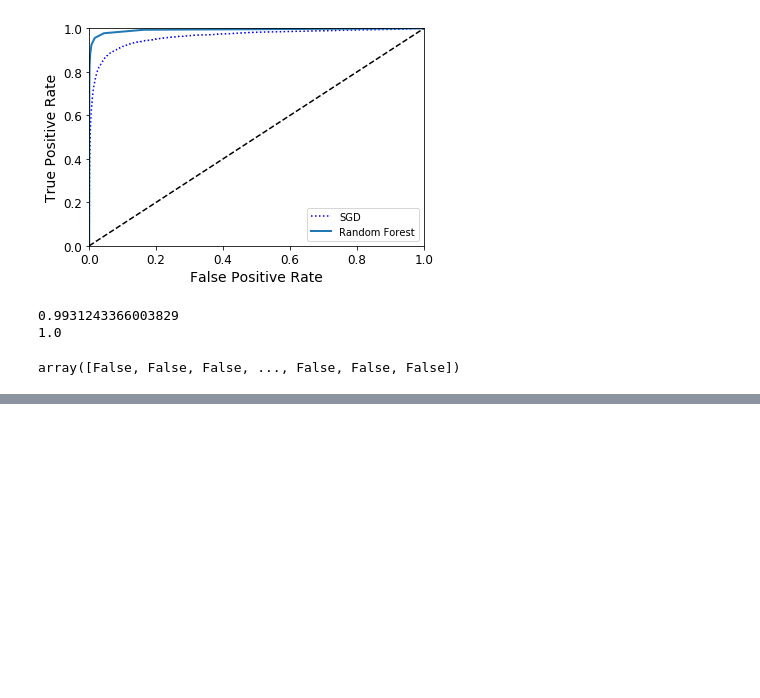
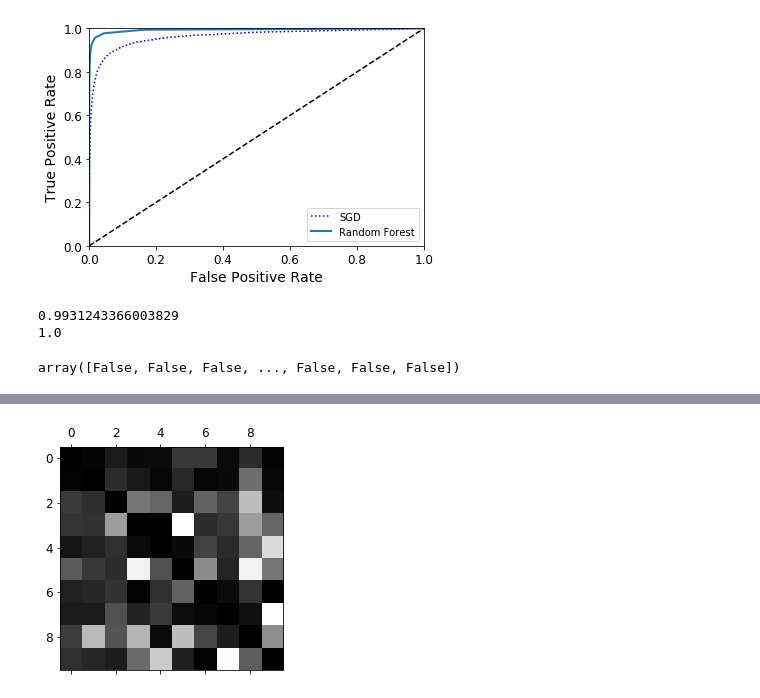
Before and after one commit to allenbkim/homl, a Jupyter notebook: 03 - Classification.ipynb, the cells around one changed output, grey strips where cells are left out. Saved outputs shown, nothing was run; the diff lists cells and outputs as text; code cells hidden in the pictures; blank space fills up the shorter version.

```diff
--- a/03 - Classification.ipynb
+++ b/03 - Classification.ipynb
@@ -315,0 +403,12 @@ array([False, False, False, ..., False, False, False])
+# %%
+# Normalize the confusion matrix to account for the number of instances of each class
+
+row_sums = conf_mx.sum(axis=1, keepdims=True)
+norm_conf_mx = conf_mx / row_sums
+
+# Fill diagonal with 0s to keep only the errors and plot
+np.fill_diagonal(norm_conf_mx, 0)
+plt.matshow(norm_conf_mx, cmap=plt.cm.gray)
+plt.show()
+# %% [output]
+[figure, added]
```
Also changed, not shown: parts of 14 cells of this notebook.
